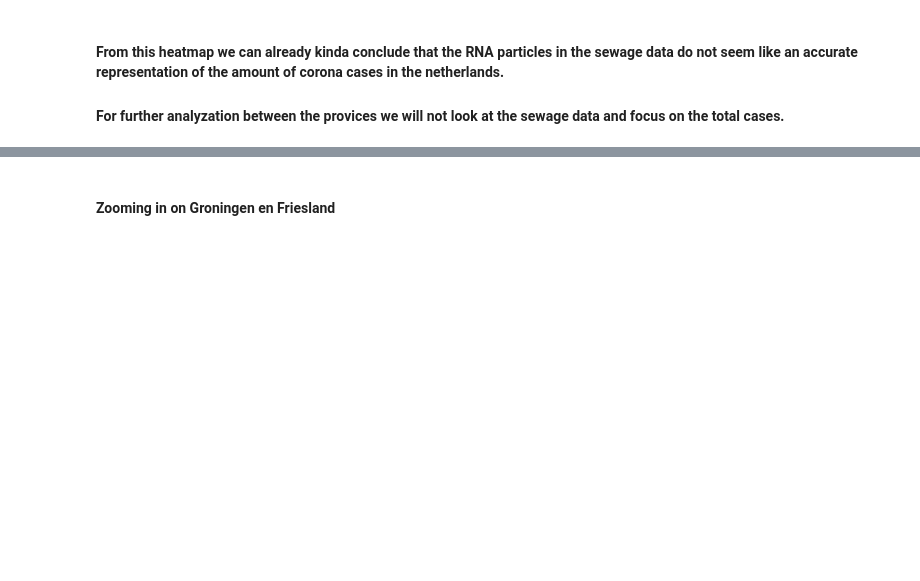
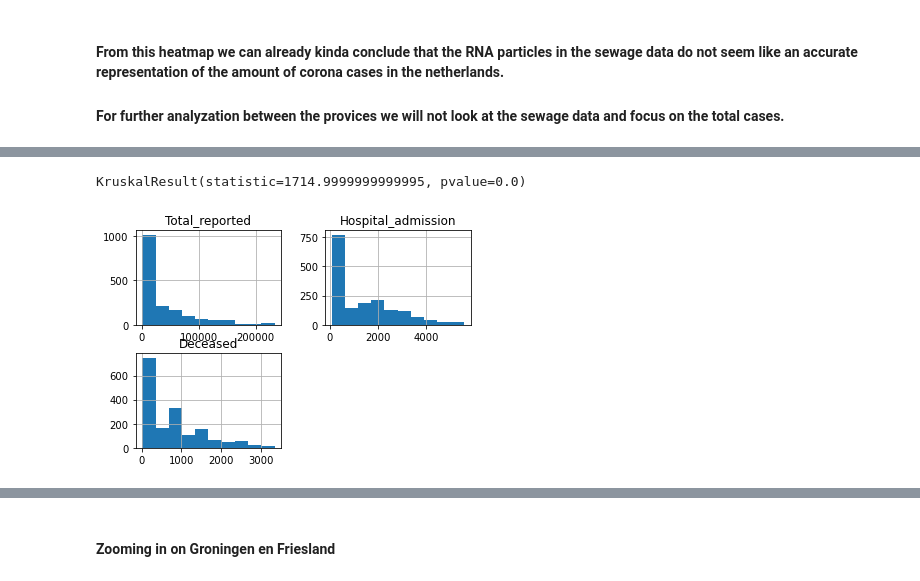
Before and after one commit to ymkjee/Programming_1, a Jupyter notebook: Final_Assignment.ipynb, the cells around one changed output, grey strips where cells are left out. Saved outputs shown, nothing was run; the diff lists cells and outputs as text; code cells hidden in the pictures; blank space fills up the shorter version.

```diff
--- a/Final_Assignment.ipynb
+++ b/Final_Assignment.ipynb
@@ -292,0 +309,30 @@ plt.show()
+# %%
+from scipy import stats
+
+# Lets take a look at the normalization of the total amount of corona cases
+cases.hist()
+# none of the three columns is normally distributed but follows a more chi square distribution
+# to do a statistical test where we can test multiple different aspects like we would normally use the ANOVA
+# we will have to look for an alternative for non parametric data.
+# We will execute the Kruskal-Wallis H-test as an alternative option for the ANOVE on non parametric data.
+NB = cases[(cases['Province'] == 'Noord-Brabant')]
+O = cases[(cases['Province'] == 'Overijssel')]
+Gl = cases[(cases['Province'] == 'Gelderland')]
+NH = cases[(cases['Province'] == 'Noord-Holland')]
+ZH = cases[(cases['Province'] == 'Zuid-Holland')]
+L = cases[(cases['Province'] == 'Limburg')]
+D = cases[(cases['Province'] == 'Drenthe')]
+G = cases[(cases['Province'] == 'Groningen')]
+F = cases[(cases['Province'] == 'Friesland')]
+U = cases[(cases['Province'] == 'Utrecht')]
+Fl = cases[(cases['Province'] == 'Flevoland')]
+Z = cases[(cases['Province'] == 'Zeeland')]
+
+
+result = stats.kruskal(NB.Province, O.Province, Gl.Province, NH.Province, ZH.Province,
+              L.Province, D.Province, G.Province, F.Province, U.Province, Fl.Province, Z.Province)
+
+print(result)
+# %% [output]
+KruskalResult(statistic=1714.9999999999995, pvalue=0.0)
+[figure, added]
```
Also changed, not shown: parts of 7 cells of this notebook.
